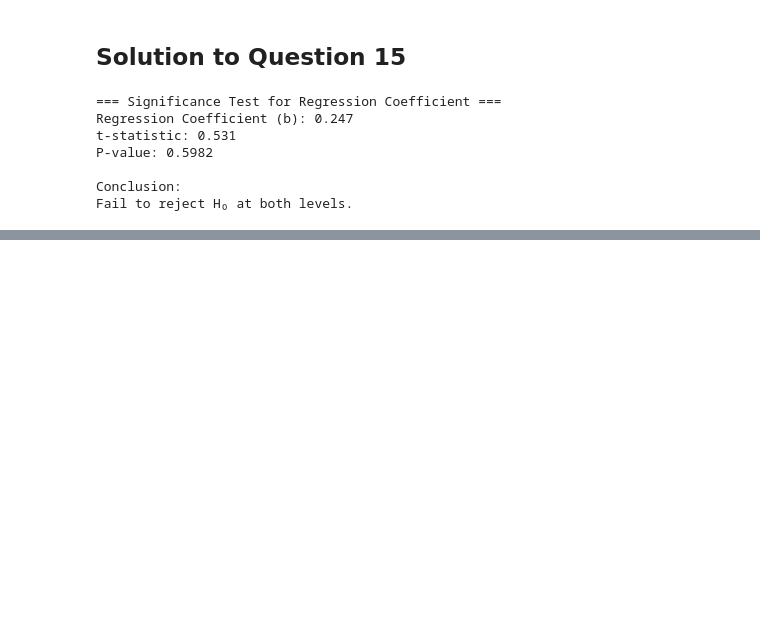
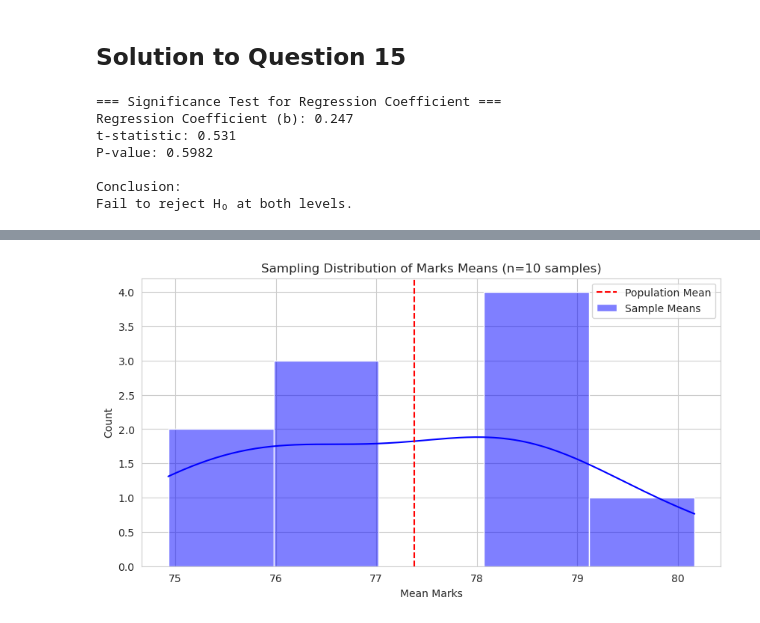
Before and after one commit to heytanix/MSML_Repository, a Jupyter notebook: app.ipynb, the cells around one changed output, grey strips where cells are left out. Saved outputs shown, nothing was run; the diff lists cells and outputs as text; code cells hidden in the pictures; blank space fills up the shorter version.

```diff
--- a/app.ipynb
+++ b/app.ipynb
@@ -725,0 +837,11 @@ Fail to reject H₀ at both levels.
+# %%
+# Plot sampling distribution of means
+plt.figure(figsize=(10, 5))
+sns.histplot(sample_marks_means, kde=True, color='blue', label='Sample Means')
+plt.axvline(pop_marks_mean, color='red', linestyle='--', label='Population Mean')
+plt.title('Sampling Distribution of Marks Means (n=10 samples)')
+plt.xlabel('Mean Marks')
+plt.legend()
+plt.show()
+# %% [output]
+[figure, added]
```
Also changed, not shown: parts of 24 cells of this notebook.
